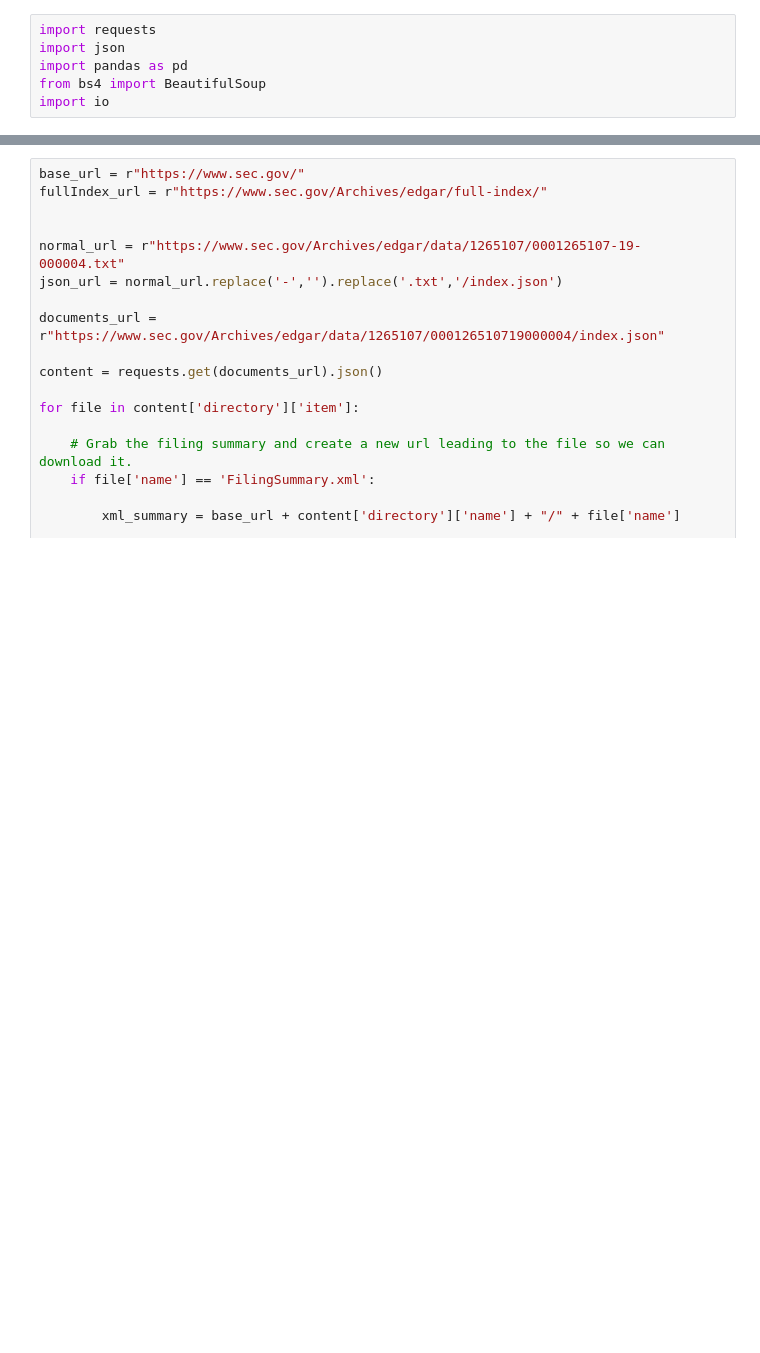
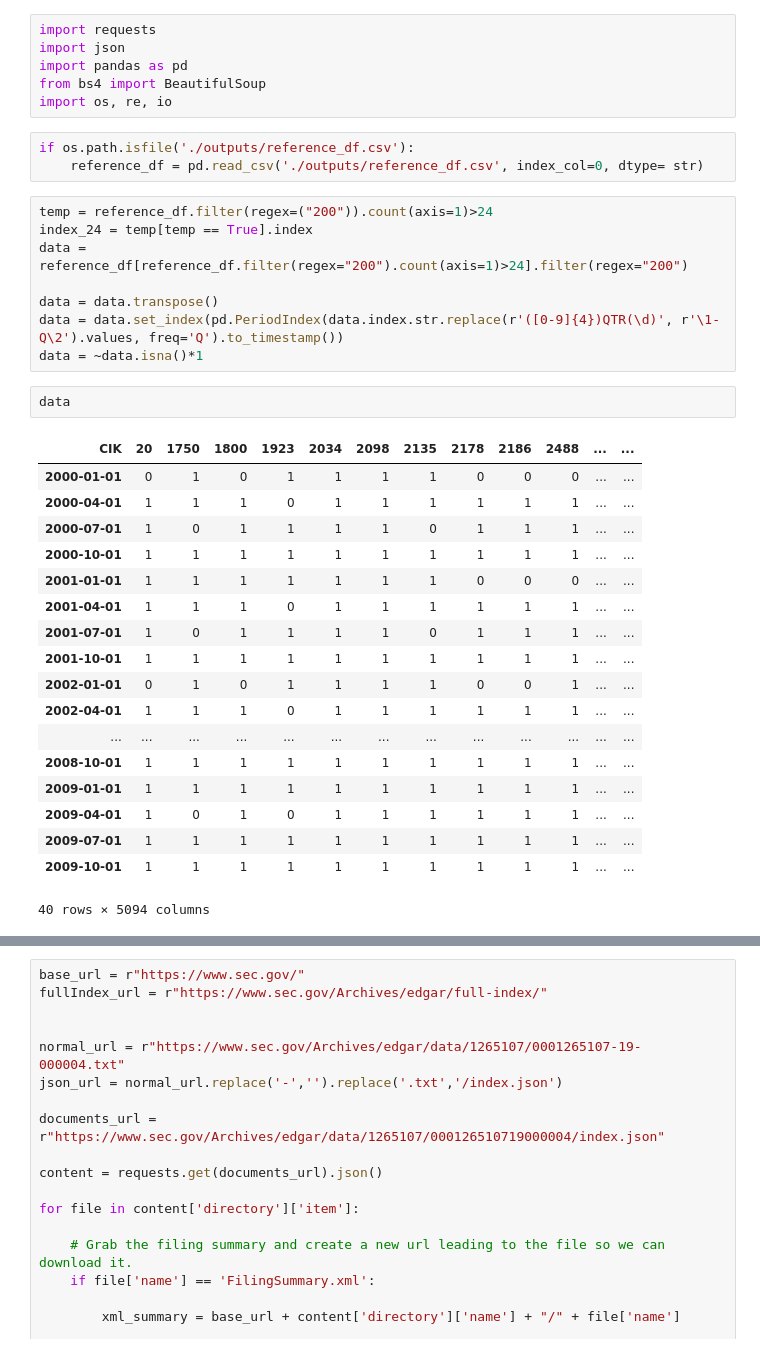
Before and after one commit to LiamTharp/railz-testing, a Jupyter notebook: testing/SEC Data Parsing.ipynb, the cells around one changed output, grey strips where cells are left out. Drawn from its saved outputs; the diff is of its cells as text; blank space fills up the shorter version.

Commit message:
Finished SEC Data Parsing and configuration.

```diff
--- a/testing/SEC Data Parsing.ipynb
+++ b/testing/SEC Data Parsing.ipynb
@@ -3,4 +3,36 @@ import requests
 import json
 import pandas as pd
 from bs4 import BeautifulSoup
-import io
+import os, re, io
+# %%
+if os.path.isfile('./outputs/reference_df.csv'):
+    reference_df = pd.read_csv('./outputs/reference_df.csv', index_col=0, dtype= str)
+# %%
+temp = reference_df.filter(regex=("200")).count(axis=1)>24
+index_24 = temp[temp == True].index
+data = reference_df[reference_df.filter(regex="200").count(axis=1)>24].filter(regex="200")
+
+data = data.transpose()
+data = data.set_index(pd.PeriodIndex(data.index.str.replace(r'([0-9]{4})QTR(\d)', r'\1-Q\2').values, freq='Q').to_timestamp())
+data = ~data.isna()*1
+# %%
+data
+# %% [output]
+| CIK | 20 | 1750 | 1800 | 1923 | 2034 | 2098 | 2135 | 2178 | 2186 | 2488 | ... | ... |
+| 2000-01-01 | 0 | 1 | 0 | 1 | 1 | 1 | 1 | 0 | 0 | 0 | ... | ... |
+| 2000-04-01 | 1 | 1 | 1 | 0 | 1 | 1 | 1 | 1 | 1 | 1 | ... | ... |
+| 2000-07-01 | 1 | 0 | 1 | 1 | 1 | 1 | 0 | 1 | 1 | 1 | ... | ... |
+| 2000-10-01 | 1 | 1 | 1 | 1 | 1 | 1 | 1 | 1 | 1 | 1 | ... | ... |
+| 2001-01-01 | 1 | 1 | 1 | 1 | 1 | 1 | 1 | 0 | 0 | 0 | ... | ... |
+| 2001-04-01 | 1 | 1 | 1 | 0 | 1 | 1 | 1 | 1 | 1 | 1 | ... | ... |
+| 2001-07-01 | 1 | 0 | 1 | 1 | 1 | 1 | 0 | 1 | 1 | 1 | ... | ... |
+| 2001-10-01 | 1 | 1 | 1 | 1 | 1 | 1 | 1 | 1 | 1 | 1 | ... | ... |
+| 2002-01-01 | 0 | 1 | 0 | 1 | 1 | 1 | 1 | 0 | 0 | 1 | ... | ... |
+| 2002-04-01 | 1 | 1 | 1 | 0 | 1 | 1 | 1 | 1 | 1 | 1 | ... | ... |
+| ... | ... | ... | ... | ... | ... | ... | ... | ... | ... | ... | ... | ... |
+| 2008-10-01 | 1 | 1 | 1 | 1 | 1 | 1 | 1 | 1 | 1 | 1 | ... | ... |
+| 2009-01-01 | 1 | 1 | 1 | 1 | 1 | 1 | 1 | 1 | 1 | 1 | ... | ... |
+| 2009-04-01 | 1 | 0 | 1 | 0 | 1 | 1 | 1 | 1 | 1 | 1 | ... | ... |
+| 2009-07-01 | 1 | 1 | 1 | 1 | 1 | 1 | 1 | 1 | 1 | 1 | ... | ... |
+| 2009-10-01 | 1 | 1 | 1 | 1 | 1 | 1 | 1 | 1 | 1 | 1 | ... | ... |
+40 rows × 5094 columns
```
Also changed, not shown: parts of 5 cells of this notebook, 4 other files.
